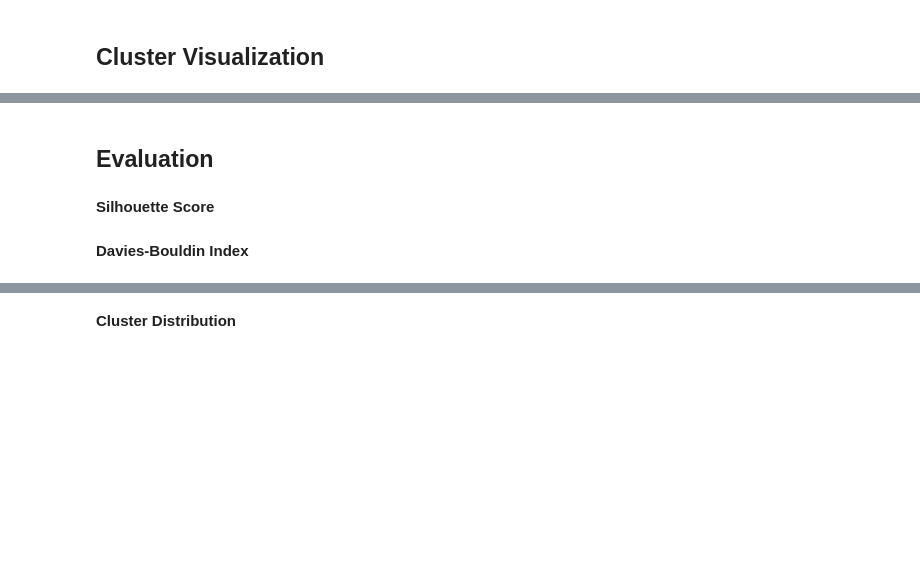
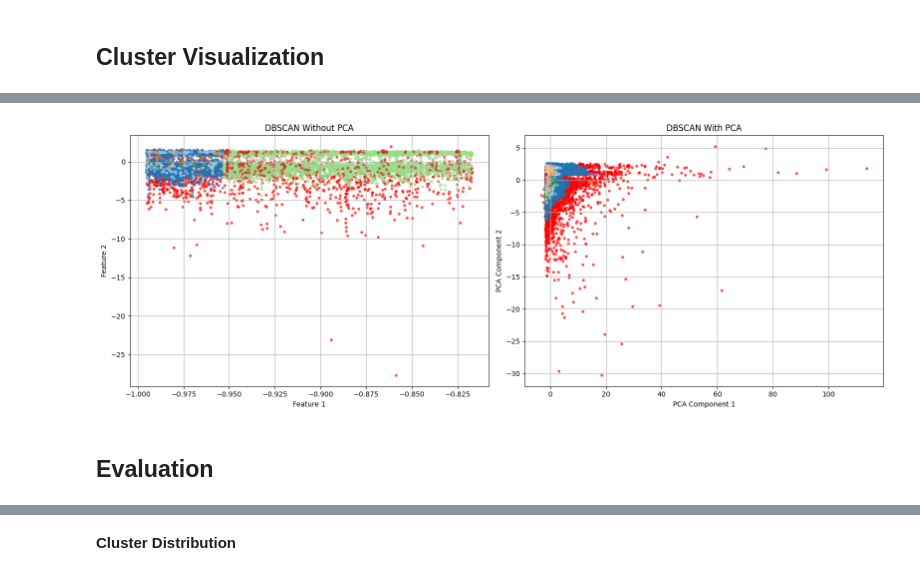
Before and after one commit to DOHA-BASEM3/FINAL-PROJECT, a Jupyter notebook: Ghena_Preprocessing_PCA_tSNE.ipynb, the cells around one changed output, grey strips where cells are left out. Cells and saved outputs as stored; diff of their text form; code cells hidden in the pictures; blank space fills up the shorter version.

```diff
--- a/Ghena_Preprocessing_PCA_tSNE.ipynb
+++ b/Ghena_Preprocessing_PCA_tSNE.ipynb
@@ -335,0 +409,11 @@ print('✅ Saved for team!')
+# %%
+# Applying DBSCAN on the original scaled dataset
+# before dimensionality reduction using PCA
+dbscan_scaled = DBSCAN(eps=3.0, min_samples=9)
+labels_scaled = dbscan_scaled.fit_predict(X_scaled[:10000])
+clusters_scaled = len(set(labels_scaled)) - (1 if -1 in labels_scaled else 0)
+noise_scaled = list(labels_scaled).count(-1)
+noise_percentage_scaled = (noise_scaled / len(labels_scaled)) * 100
+print("Without PCA")
+print("Clusters:", clusters_scaled)
+print("Noise %:", round(noise_percentage_scaled, 2))
@@ -340,6 +503,43 @@ print('✅ Saved for team!')
+# %%
+# Comparing DBSCAN performance before and after PCA
+# to evaluate the effect of dimensionality reduction
+X_scaled_sample = np.asarray(X_scaled[:10000])
+X_pca_sample = np.asarray(X_sample)
+fig, axes = plt.subplots(1, 2, figsize=(16, 6))
+# Without PCA
+for label in np.unique(labels_scaled):
+    mask = labels_scaled == label
+    color = 'red' if label == -1 else plt.cm.tab20(label % 20)
+
+    axes[0].scatter(
+        X_scaled_sample[mask, 0],
+        X_scaled_sample[mask, 1],
+        c=[color],
+        s=10,
+        alpha=0.6
+    )
+axes[0].set_title("DBSCAN Without PCA")
+axes[0].set_xlabel("Feature 1")
+axes[0].set_ylabel("Feature 2")
+axes[0].grid(True)
+
+# With PCA
+for label in np.unique(best_labels):
+    mask = best_labels == label
+    color = 'red' if label == -1 else plt.cm.tab20(label % 20)
+    axes[1].scatter(
+        X_pca_sample[mask, 0],
+        X_pca_sample[mask, 1],
+        c=[color],
+        s=10,
+        alpha=0.6 )
+axes[1].set_title("DBSCAN With PCA")
+axes[1].set_xlabel("PCA Component 1")
+axes[1].set_ylabel("PCA Component 2")
+axes[1].grid(True)
+plt.tight_layout()
+plt.show()
+# %% [output]
+[figure, added]
 # %% [markdown]
 ## Evaluation
-# %% [markdown]
-**Silhouette Score**
-# %% [markdown]
-**Davies-Bouldin Index**
```
Also changed, not shown: parts of 27 cells of this notebook.
